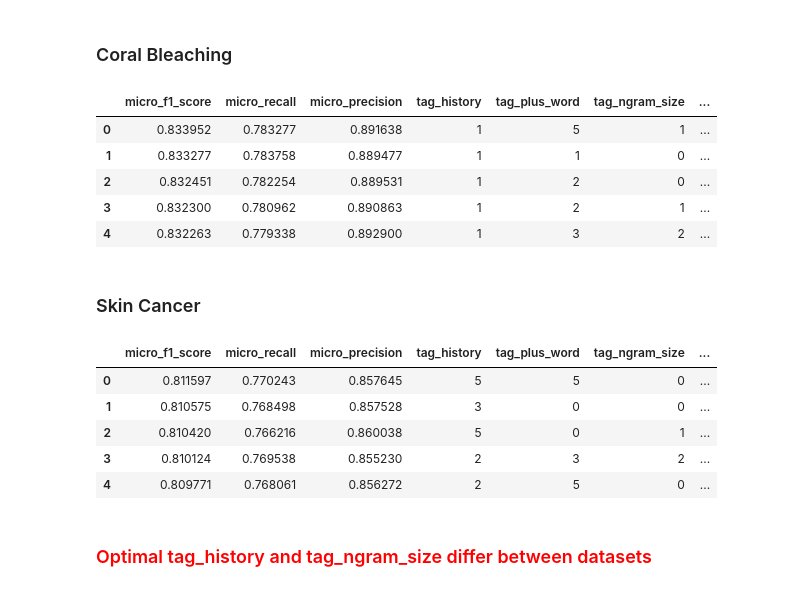
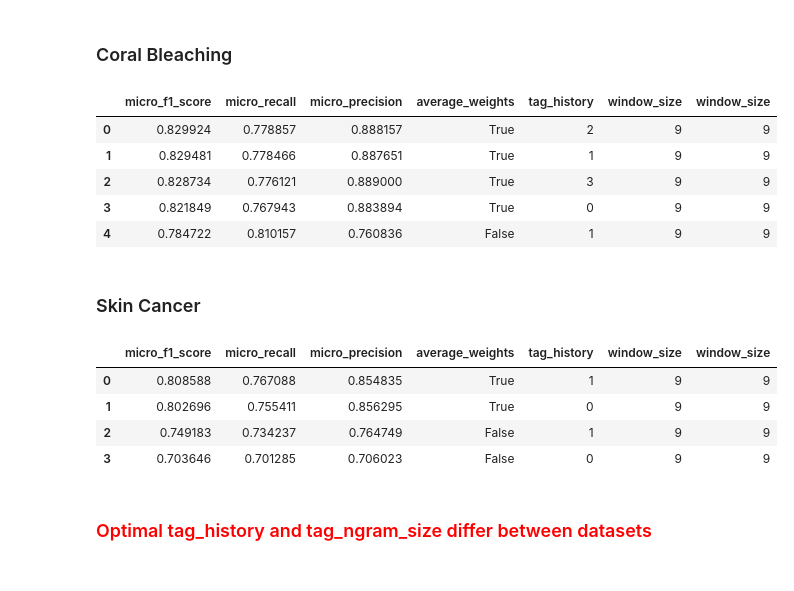
Before and after one commit to simonhughes22/PythonNlpResearch, a Jupyter notebook: notebooks/Mongo Queries/Query Model Hyper Parameter Tuning Results.ipynb, the cells around one changed output. Saved outputs shown, nothing was run; the diff lists cells and outputs as text; code cells hidden in the pictures.

Commit message:
Clean out avg perceptron tuning tables. Re-run with tag history in [0,1] and average weights on and off. SC done, CB re-runnnig.

```diff
--- a/notebooks/Mongo Queries/Query Model Hyper Parameter Tuning Results.ipynb
+++ b/notebooks/Mongo Queries/Query Model Hyper Parameter Tuning Results.ipynb
@@ -268,31 +268,30 @@ round_data(df.head(ROWS))
 # %% [markdown]
 ### Coral Bleaching
 # %%
-model = "AVG_PERCEPTRON_MOST_COMMON_TAG_HYPER_PARAM_TUNING"
+model = "AVG_PERCEPTRON_MOST_COMMON_TAG_HYPER_PARAM_TUNING_NEW"
 df = get_df_sorted_by_f1score("CB_TAGGING_VD_" + model,
-                              "tag_history,tag_plus_word,tag_ngram_size,window_size")
-df.head(ROWS)["micro_f1_score,micro_recall,micro_precision,tag_history,tag_plus_word,tag_ngram_size,window_size".split(",")]
+                              "average_weights,tag_history,window_size")
+df.head(ROWS)["micro_f1_score,micro_recall,micro_precision,average_weights,tag_history,window_size,window_size".split(",")]
 # %% [output]
-|  | micro_f1_score | micro_recall | micro_precision | tag_history | tag_plus_word | tag_ngram_size | ... |
-| 0 | 0.833952 | 0.783277 | 0.891638 | 1 | 5 | 1 | ... |
-| 1 | 0.833277 | 0.783758 | 0.889477 | 1 | 1 | 0 | ... |
-| 2 | 0.832451 | 0.782254 | 0.889531 | 1 | 2 | 0 | ... |
-| 3 | 0.832300 | 0.780962 | 0.890863 | 1 | 2 | 1 | ... |
-| 4 | 0.832263 | 0.779338 | 0.892900 | 1 | 3 | 2 | ... |
+|  | micro_f1_score | micro_recall | micro_precision | average_weights | tag_history | window_size | window_size |
+| 0 | 0.829924 | 0.778857 | 0.888157 | True | 2 | 9 | 9 |
+| 1 | 0.829481 | 0.778466 | 0.887651 | True | 1 | 9 | 9 |
+| 2 | 0.828734 | 0.776121 | 0.889000 | True | 3 | 9 | 9 |
+| 3 | 0.821849 | 0.767943 | 0.883894 | True | 0 | 9 | 9 |
+| 4 | 0.784722 | 0.810157 | 0.760836 | False | 1 | 9 | 9 |
 # %% [markdown]
 ### Skin Cancer
 # %%
-model = "AVG_PERCEPTRON_MOST_COMMON_TAG_HYPER_PARAM_TUNING"
+model = "AVG_PERCEPTRON_MOST_COMMON_TAG_HYPER_PARAM_TUNING_NEW"
 df = get_df_sorted_by_f1score("SC_TAGGING_VD_" + model,
-                              "tag_history,tag_plus_word,tag_ngram_size,window_size")
-df.head(ROWS)["micro_f1_score,micro_recall,micro_precision,tag_history,tag_plus_word,tag_ngram_size,window_size".split(",")]
+                              "average_weights,tag_history,window_size")
+df.head(ROWS)["micro_f1_score,micro_recall,micro_precision,average_weights,tag_history,window_size,window_size".split(",")]
 # %% [output]
-|  | micro_f1_score | micro_recall | micro_precision | tag_history | tag_plus_word | tag_ngram_size | ... |
-| 0 | 0.811597 | 0.770243 | 0.857645 | 5 | 5 | 0 | ... |
-| 1 | 0.810575 | 0.768498 | 0.857528 | 3 | 0 | 0 | ... |
-| 2 | 0.810420 | 0.766216 | 0.860038 | 5 | 0 | 1 | ... |
-| 3 | 0.810124 | 0.769538 | 0.855230 | 2 | 3 | 2 | ... |
-| 4 | 0.809771 | 0.768061 | 0.856272 | 2 | 5 | 0 | ... |
+|  | micro_f1_score | micro_recall | micro_precision | average_weights | tag_history | window_size | window_size |
+| 0 | 0.808588 | 0.767088 | 0.854835 | True | 1 | 9 | 9 |
+| 1 | 0.802696 | 0.755411 | 0.856295 | True | 0 | 9 | 9 |
+| 2 | 0.749183 | 0.734237 | 0.764749 | False | 1 | 9 | 9 |
+| 3 | 0.703646 | 0.701285 | 0.706023 | False | 0 | 9 | 9 |
 # %% [markdown]
 ### <span style="color:red">Optimal tag_history and tag_ngram_size differ between datasets</span>
 # %% [markdown]
```
Also changed, not shown: parts of 2 cells of this notebook, 8 other files.
